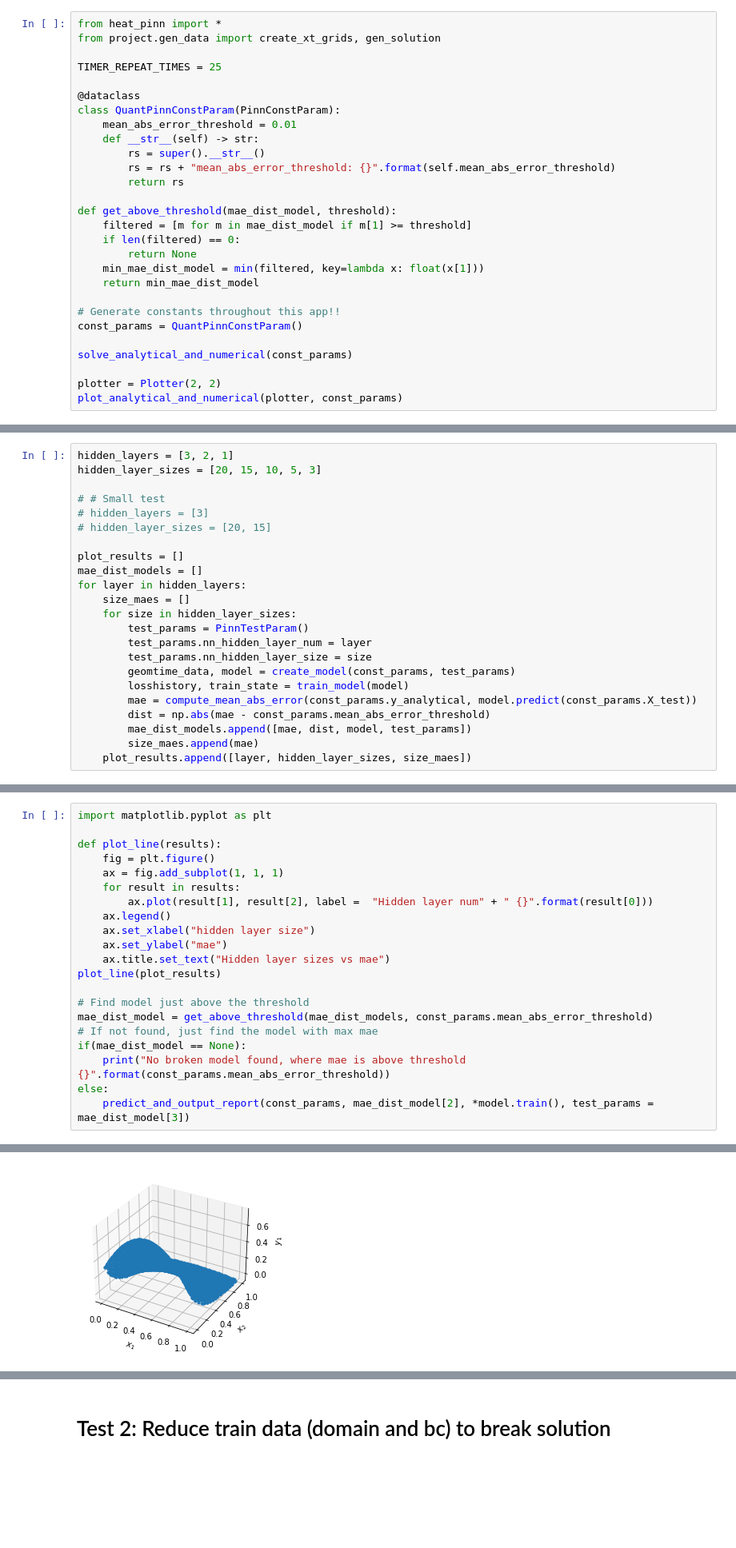
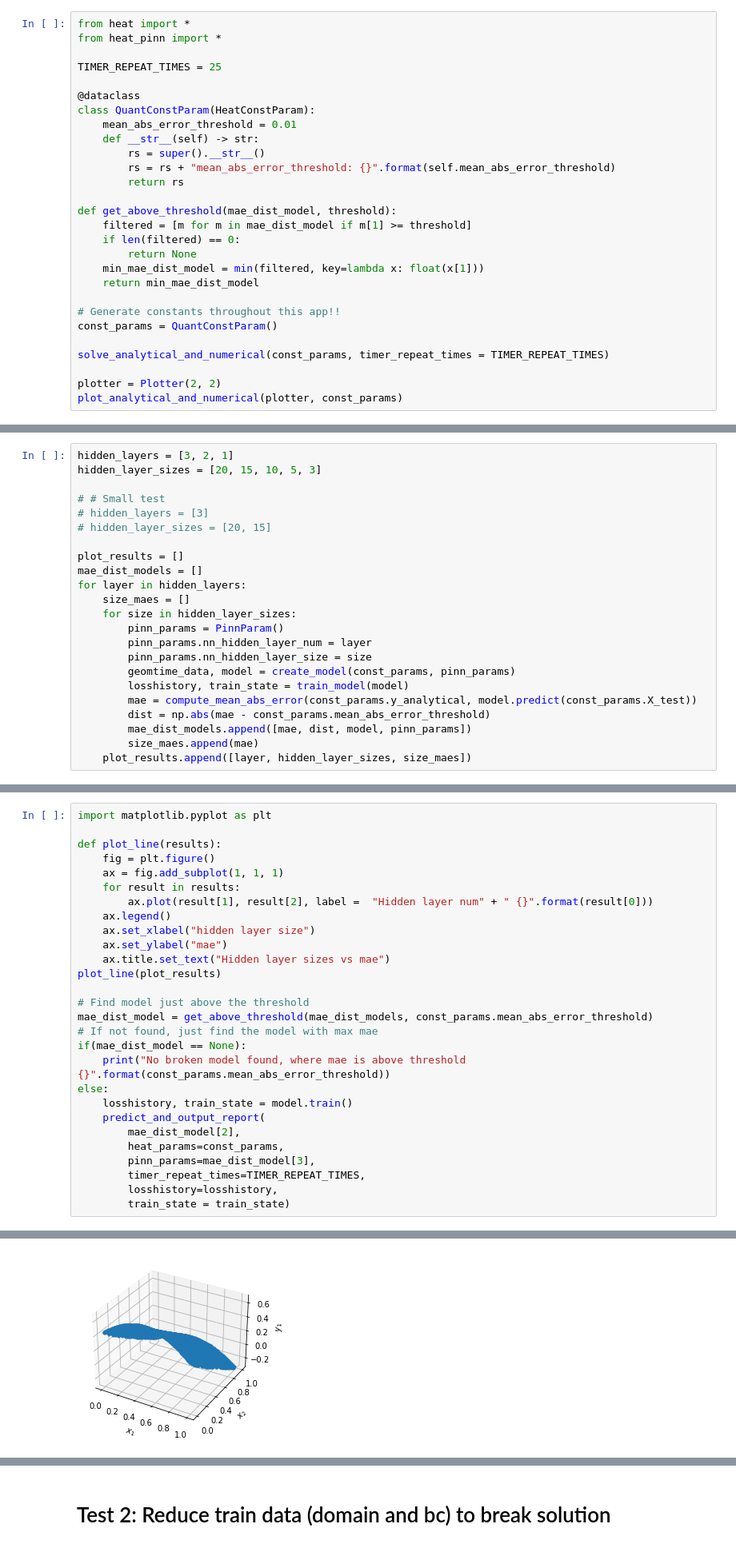
Before and after one commit to ykhas/2515_proj, a Jupyter notebook: heat_pinn_quantitative.ipynb, the cells around one changed output, grey strips where cells are left out. Shown at 80% size. Cells and saved outputs as stored; diff of their text form; blank space fills up the shorter version.

Commit message:
Rerun quantitative

```diff
--- a/heat_pinn_quantitative.ipynb
+++ b/heat_pinn_quantitative.ipynb
@@ -1,11 +1,11 @@
 # %%
+from heat import *
 from heat_pinn import *
-from project.gen_data import create_xt_grids, gen_solution
 
 TIMER_REPEAT_TIMES = 25
 
 @dataclass
-class QuantPinnConstParam(PinnConstParam):
+class QuantConstParam(HeatConstParam):
     mean_abs_error_threshold = 0.01
     def __str__(self) -> str:
         rs = super().__str__()
@@ -20,9 +20,9 @@ def get_above_threshold(mae_dist_model, threshold):
     return min_mae_dist_model
 
 # Generate constants throughout this app!!
-const_params = QuantPinnConstParam()
+const_params = QuantConstParam()
 
-solve_analytical_and_numerical(const_params)
+solve_analytical_and_numerical(const_params, timer_repeat_times = TIMER_REPEAT_TIMES)
 
 plotter = Plotter(2, 2)
 plot_analytical_and_numerical(plotter, const_params)
@@ -57,14 +43,14 @@ mae_dist_models = []
 for layer in hidden_layers:
     size_maes = []
     for size in hidden_layer_sizes:
-        test_params = PinnTestParam()
-        test_params.nn_hidden_layer_num = layer
-        test_params.nn_hidden_layer_size = size
-        geomtime_data, model = create_model(const_params, test_params)
+        pinn_params = PinnParam()
+        pinn_params.nn_hidden_layer_num = layer
+        pinn_params.nn_hidden_layer_size = size
+        geomtime_data, model = create_model(const_params, pinn_params)
         losshistory, train_state = train_model(model)
         mae = compute_mean_abs_error(const_params.y_analytical, model.predict(const_params.X_test))
         dist = np.abs(mae - const_params.mean_abs_error_threshold)
-        mae_dist_models.append([mae, dist, model, test_params])
+        mae_dist_models.append([mae, dist, model, pinn_params])
         size_maes.append(mae)
     plot_results.append([layer, hidden_layer_sizes, size_maes])
 # %% [output]
@@ -253,7 +171,14 @@ mae_dist_model = get_above_threshold(mae_dist_models, const_params.mean_abs_erro
 if(mae_dist_model == None):
     print("No broken model found, where mae is above threshold {}".format(const_params.mean_abs_error_threshold))
 else:
-    predict_and_output_report(const_params, mae_dist_model[2], *model.train(), test_params = mae_dist_model[3])
+    losshistory, train_state = model.train()
+    predict_and_output_report(
+        mae_dist_model[2],
+        heat_params=const_params,
+        pinn_params=mae_dist_model[3],
+        timer_repeat_times=TIMER_REPEAT_TIMES,
+        losshistory=losshistory,
+        train_state = train_state)
 # %% [output]
 Training model...
 
@@ -280,4 +205,4 @@ NN prediction: Average time with 25 tries: 0.0004 seconds
-[figure, old version]
+[figure, new version]
 IGNORE ^^^ PDE test data SOLUTION PLOT!!! ^^^
 --- Numerical vs Analytical Report ---
 Mean absolute error:  2.9059873630420946e-05
```
Also changed, not shown: parts of 5 cells of this notebook.
